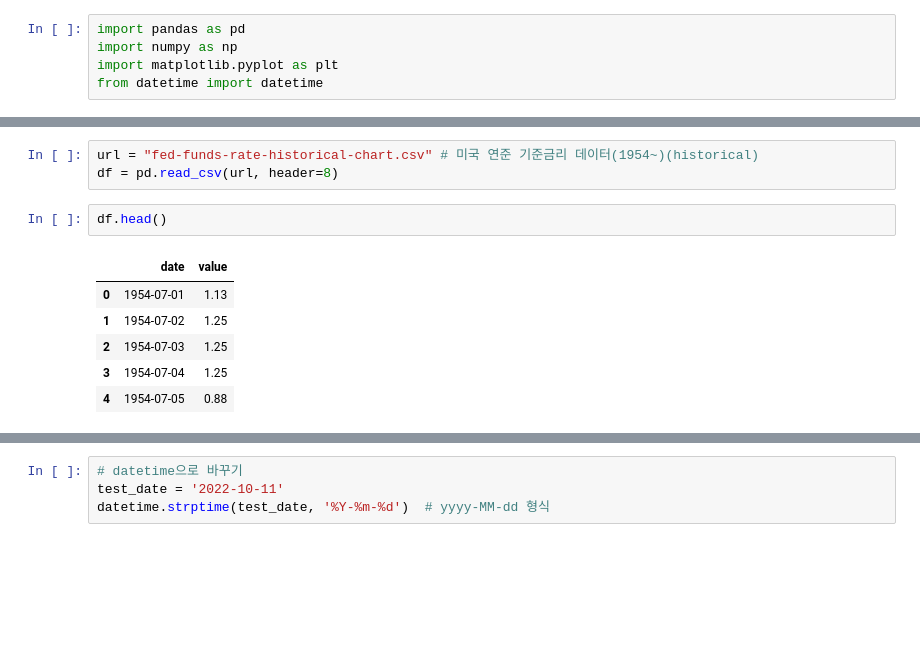
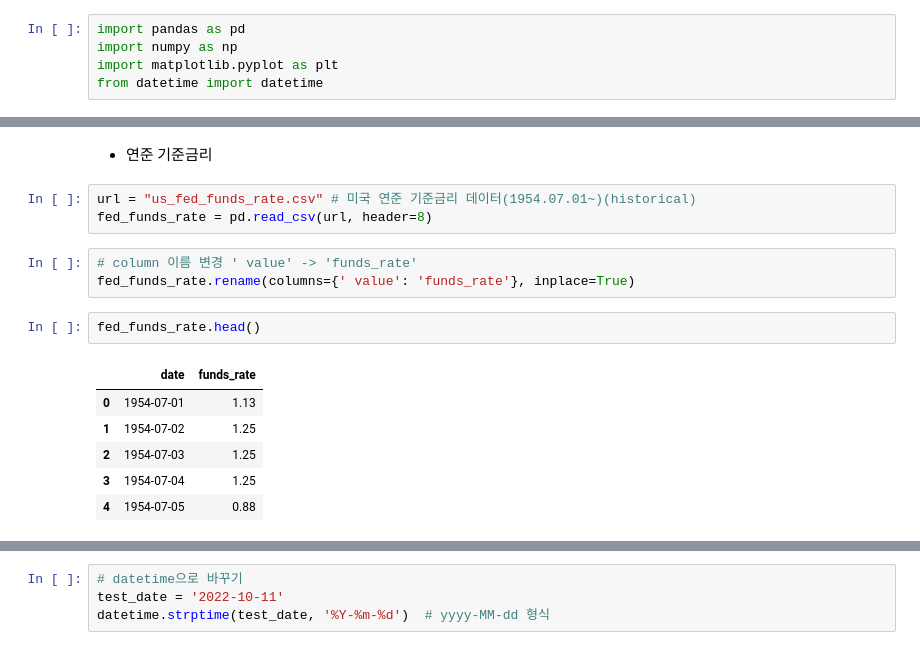
Before and after one commit to nan-park/section2_project, a Jupyter notebook: project_section2.ipynb, the cells around one changed output, grey strips where cells are left out. Cells and saved outputs as stored; diff of their text form; blank space fills up the shorter version.

```diff
--- a/project_section2.ipynb
+++ b/project_section2.ipynb
@@ -16,10 +32,15 @@ Saving fed-funds-rate-historical-chart.csv to fed-funds-rate-historical-chart.cs
+# %% [markdown]
+- 연준 기준금리
 # %%
-url = "fed-funds-rate-historical-chart.csv" # 미국 연준 기준금리 데이터(1954~)(historical)
-df = pd.read_csv(url, header=8)
+url = "us_fed_funds_rate.csv" # 미국 연준 기준금리 데이터(1954.07.01~)(historical)
+fed_funds_rate = pd.read_csv(url, header=8)
+# %%
+# column 이름 변경 ' value' -> 'funds_rate'
+fed_funds_rate.rename(columns={' value': 'funds_rate'}, inplace=True)
 # %%
-df.head()
+fed_funds_rate.head()
 # %% [output]
-|  | date | value |
+|  | date | funds_rate |
 | 0 | 1954-07-01 | 1.13 |
 | 1 | 1954-07-02 | 1.25 |
 | 2 | 1954-07-03 | 1.25 |
```
Also changed, not shown: parts of 29 cells of this notebook.
